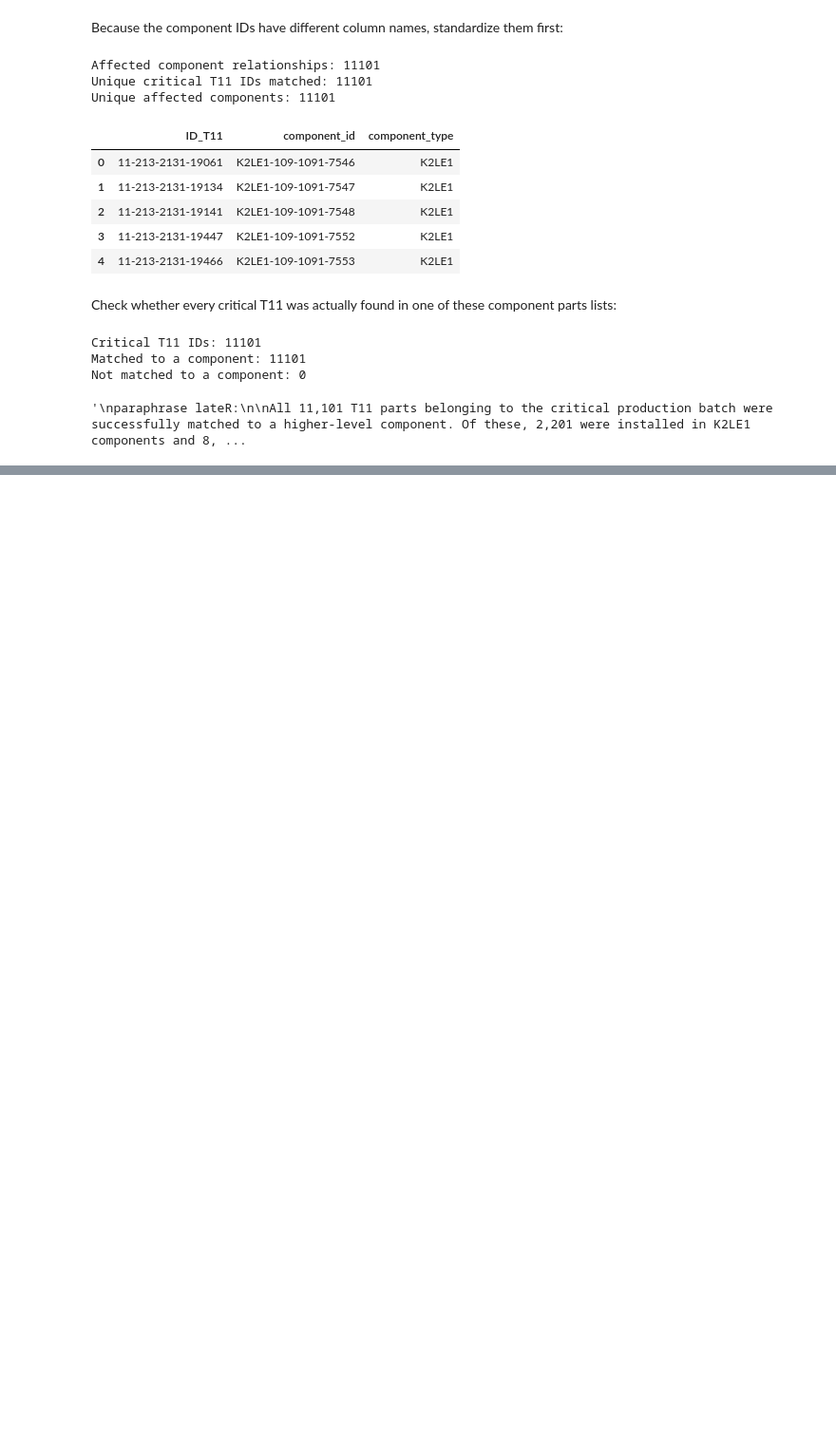
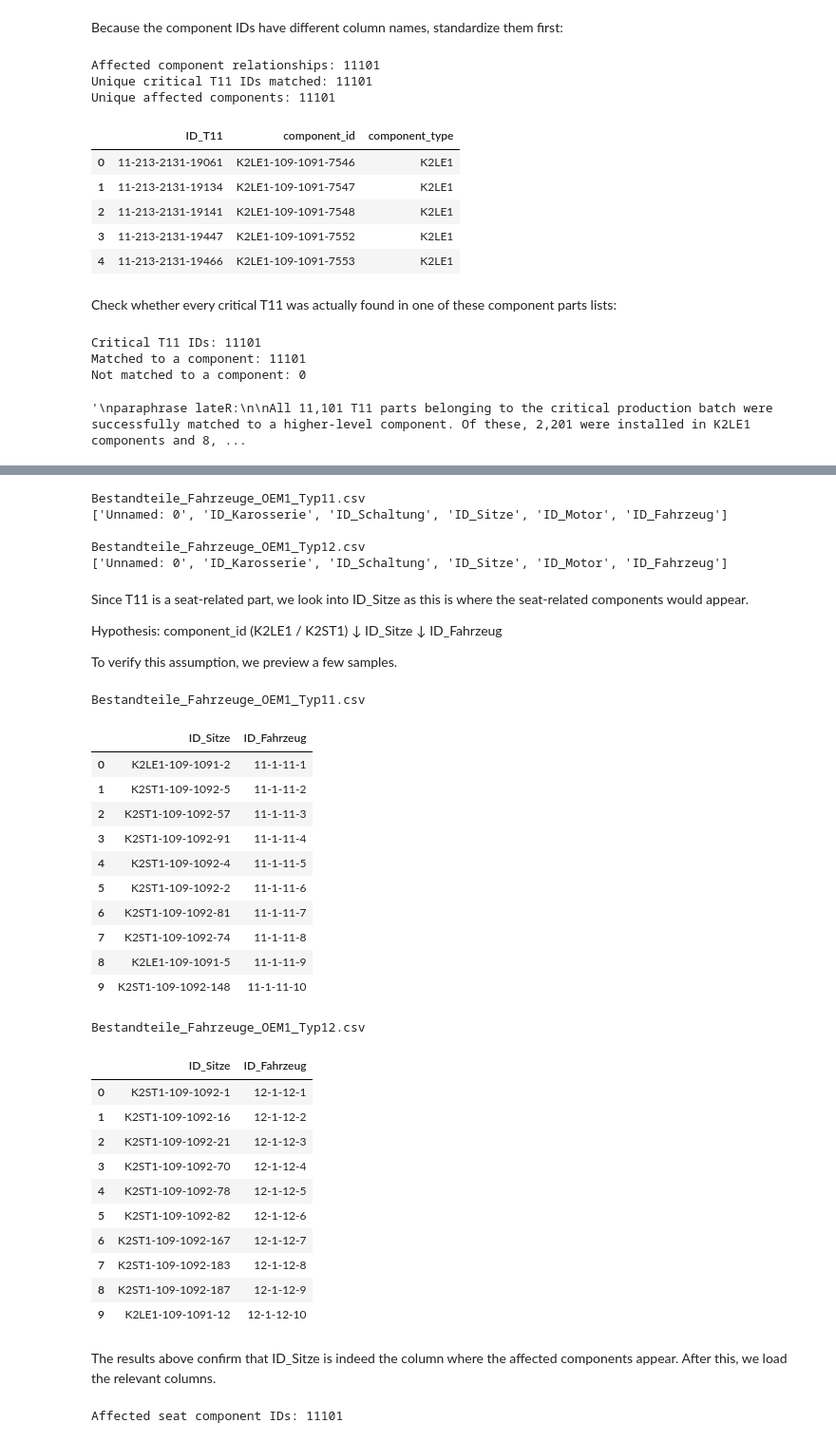
Before and after one commit to eniseirem/Data-Analysis-Case-Study, a Jupyter notebook: notebooks/case_study/case_study_v1.ipynb, the cells around one changed output, grey strips where cells are left out. Shown at 95% size. Cells and saved outputs as stored; diff of their text form; code cells hidden in the pictures; blank space fills up the shorter version.

```diff
--- a/notebooks/case_study/case_study_v1.ipynb
+++ b/notebooks/case_study/case_study_v1.ipynb
@@ -871,0 +881,75 @@ Not matched to a component: 0
+# %%
+vehicle_files = [
+    RAW_DIR/"Fahrzeug"/"Bestandteile_Fahrzeuge_OEM1_Typ11.csv",
+    RAW_DIR/"Fahrzeug"/"Bestandteile_Fahrzeuge_OEM1_Typ12.csv",
+]
+
+#we check only headers to explore the schema of the file
+for path in vehicle_files:
+    header = pd.read_csv(path, nrows=0,  sep=None, engine="python")
+    print(f"\n{path.name}")
+    print(header.columns.tolist())
+# %% [output]
+Bestandteile_Fahrzeuge_OEM1_Typ11.csv
+['Unnamed: 0', 'ID_Karosserie', 'ID_Schaltung', 'ID_Sitze', 'ID_Motor', 'ID_Fahrzeug']
+
+Bestandteile_Fahrzeuge_OEM1_Typ12.csv
+['Unnamed: 0', 'ID_Karosserie', 'ID_Schaltung', 'ID_Sitze', 'ID_Motor', 'ID_Fahrzeug']
+# %% [markdown]
+Since T11 is a seat-related part, we look into ID_Sitze as this is where the seat-related components would appear.
+
+Hypothesis:
+component_id
+(K2LE1 / K2ST1)
+       ↓
+ID_Sitze
+       ↓
+ID_Fahrzeug
+
+To verify this assumption, we preview a few samples.
+# %%
+for path in vehicle_files:
+    sample = pd.read_csv(
+        path,
+        nrows=10,
+        sep=None,
+        engine="python"
+    )
+
+    print(f"\n{path.name}")
+    display(sample[["ID_Sitze", "ID_Fahrzeug"]])
+# %% [output]
+Bestandteile_Fahrzeuge_OEM1_Typ11.csv
+|  | ID_Sitze | ID_Fahrzeug |
+| 0 | K2LE1-109-1091-2 | 11-1-11-1 |
+| 1 | K2ST1-109-1092-5 | 11-1-11-2 |
+| 2 | K2ST1-109-1092-57 | 11-1-11-3 |
+| 3 | K2ST1-109-1092-91 | 11-1-11-4 |
+| 4 | K2ST1-109-1092-4 | 11-1-11-5 |
+| 5 | K2ST1-109-1092-2 | 11-1-11-6 |
+| 6 | K2ST1-109-1092-81 | 11-1-11-7 |
+| 7 | K2ST1-109-1092-74 | 11-1-11-8 |
+| 8 | K2LE1-109-1091-5 | 11-1-11-9 |
+| 9 | K2ST1-109-1092-148 | 11-1-11-10 |
+Bestandteile_Fahrzeuge_OEM1_Typ12.csv
+|  | ID_Sitze | ID_Fahrzeug |
+| 0 | K2ST1-109-1092-1 | 12-1-12-1 |
+| 1 | K2ST1-109-1092-16 | 12-1-12-2 |
+| 2 | K2ST1-109-1092-21 | 12-1-12-3 |
+| 3 | K2ST1-109-1092-70 | 12-1-12-4 |
+| 4 | K2ST1-109-1092-78 | 12-1-12-5 |
+| 5 | K2ST1-109-1092-82 | 12-1-12-6 |
+| 6 | K2ST1-109-1092-167 | 12-1-12-7 |
+| 7 | K2ST1-109-1092-183 | 12-1-12-8 |
+| 8 | K2ST1-109-1092-187 | 12-1-12-9 |
+| 9 | K2LE1-109-1091-12 | 12-1-12-10 |
+# %% [markdown]
+The results above confirm that ID_Sitze is indeed the column where the affected components appear. After this, we load the relevant columns.
+# %%
+affected_seat_ids = set(
+    affected_components["component_id"]
+)
+
+print("Affected seat component IDs:", len(affected_seat_ids))
+# %% [output]
+Affected seat component IDs: 11101
```
Also changed, not shown: parts of 19 cells of this notebook.
